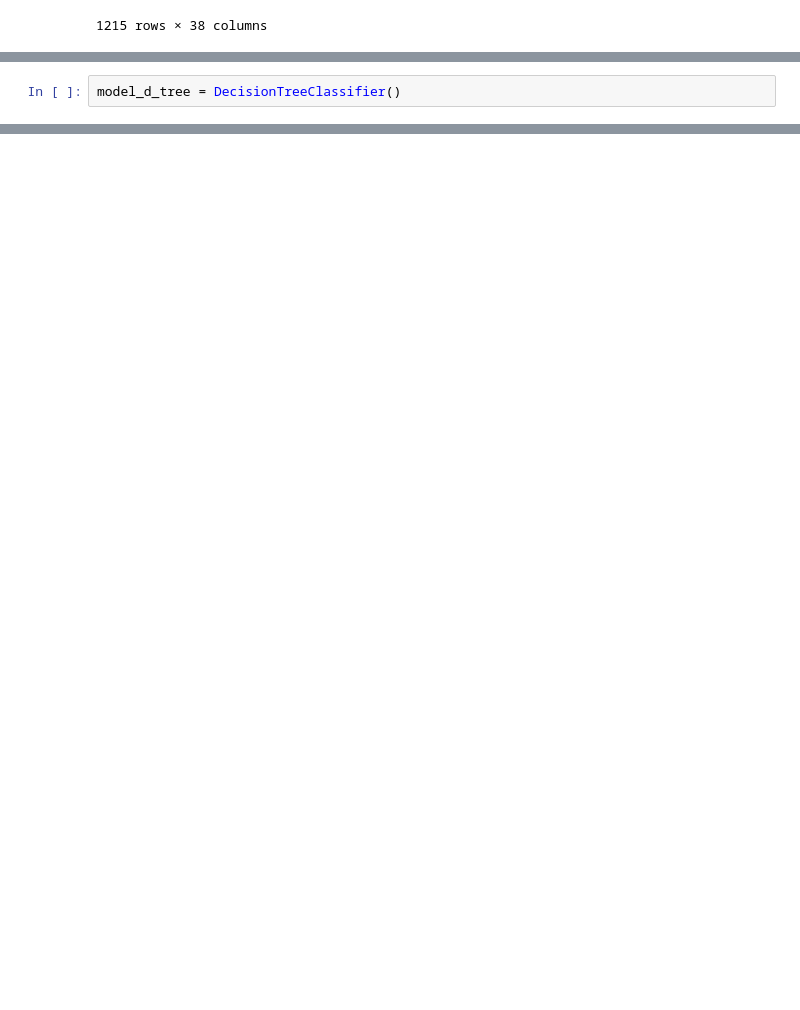
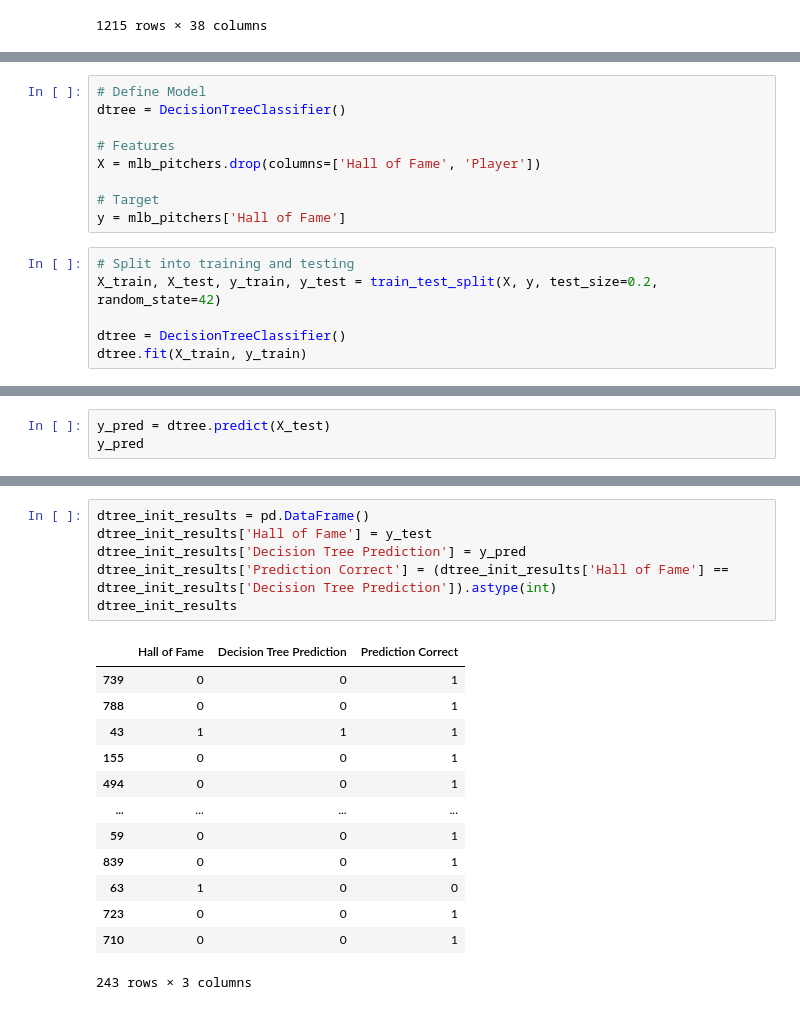
Before and after one commit to matthewcavanaugh96/magnimind, a Jupyter notebook: Capstone/Capstone MLB Pitching/Part 3b Decision Tree Classifier.ipynb, the cells around one changed output, grey strips where cells are left out. Drawn from its saved outputs; the diff is of its cells as text; blank space fills up the shorter version.

```diff
--- a/Capstone/Capstone MLB Pitching/Part 3b Decision Tree Classifier.ipynb
+++ b/Capstone/Capstone MLB Pitching/Part 3b Decision Tree Classifier.ipynb
@@ -31,2 +33,15 @@ mlb_pitchers
 # %%
-model_d_tree = DecisionTreeClassifier()
+# Define Model
+dtree = DecisionTreeClassifier()
+
+# Features
+X = mlb_pitchers.drop(columns=['Hall of Fame', 'Player'])
+
+# Target
+y = mlb_pitchers['Hall of Fame']
+# %%
+# Split into training and testing
+X_train, X_test, y_train, y_test = train_test_split(X, y, test_size=0.2, random_state=42)
+
+dtree = DecisionTreeClassifier()
+dtree.fit(X_train, y_train)
@@ -32,0 +50,3 @@ model_d_tree = DecisionTreeClassifier()
+# %%
+y_pred = dtree.predict(X_test)
+y_pred
@@ -32,0 +66,20 @@ model_d_tree = DecisionTreeClassifier()
+# %%
+dtree_init_results = pd.DataFrame()
+dtree_init_results['Hall of Fame'] = y_test
+dtree_init_results['Decision Tree Prediction'] = y_pred
+dtree_init_results['Prediction Correct'] = (dtree_init_results['Hall of Fame'] == dtree_init_results['Decision Tree Prediction']).astype(int)
+dtree_init_results
+# %% [output]
+|  | Hall of Fame | Decision Tree Prediction | Prediction Correct |
+| 739 | 0 | 0 | 1 |
+| 788 | 0 | 0 | 1 |
+| 43 | 1 | 1 | 1 |
+| 155 | 0 | 0 | 1 |
+| 494 | 0 | 0 | 1 |
+| ... | ... | ... | ... |
+| 59 | 0 | 0 | 1 |
+| 839 | 0 | 0 | 1 |
+| 63 | 1 | 0 | 0 |
+| 723 | 0 | 0 | 1 |
+| 710 | 0 | 0 | 1 |
+243 rows × 3 columns
```
Also changed, not shown: parts of 14 cells of this notebook, 2 other files.
